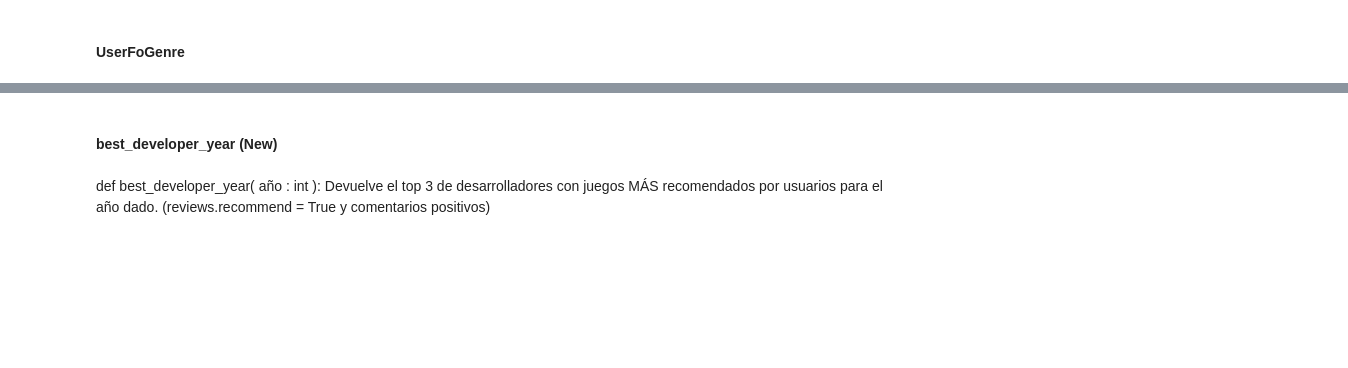
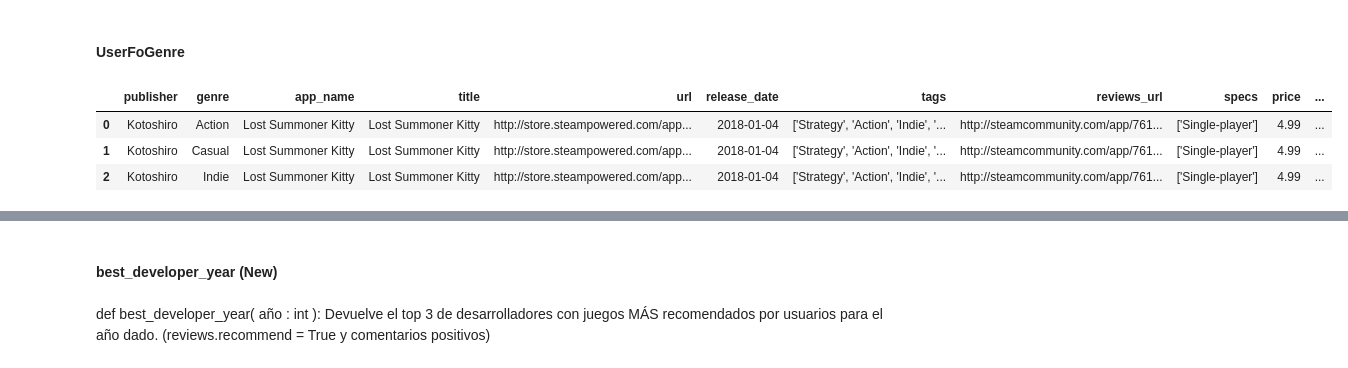
Before and after one commit to Mauro-coder555/Steam-Rec-System, a Jupyter notebook: ETL/CSV-query-engine.ipynb, the cells around one changed output, grey strips where cells are left out. Drawn from its saved outputs; the diff is of its cells as text; code cells hidden in the pictures; blank space fills up the shorter version.

```diff
--- a/ETL/CSV-query-engine.ipynb
+++ b/ETL/CSV-query-engine.ipynb
@@ -133,0 +89,15 @@ user_for_genre_df["playtime_forever"] = user_for_genre_df["playtime_forever"].as
+# %%
+# Expand the DataFrame for each genre
+expanded_df = steam_games_df.explode('genres')
+
+# Reset the indices if necessary
+expanded_df = expanded_df.reset_index(drop=True)
+
+expanded_df.rename(columns={'genres': 'genre'}, inplace=True)
+
+expanded_df.head(3)
+# %% [output]
+|  | publisher | genre | app_name | title | url | release_date | tags | reviews_url | specs | price | ... |
+| 0 | Kotoshiro | Action | Lost Summoner Kitty | Lost Summoner Kitty | http://store.steampowered.com/app... | 2018-01-04 | ['Strategy', 'Action', 'Indie', '... | http://steamcommunity.com/app/761... | ['Single-player'] | 4.99 | ... |
+| 1 | Kotoshiro | Casual | Lost Summoner Kitty | Lost Summoner Kitty | http://store.steampowered.com/app... | 2018-01-04 | ['Strategy', 'Action', 'Indie', '... | http://steamcommunity.com/app/761... | ['Single-player'] | 4.99 | ... |
+| 2 | Kotoshiro | Indie | Lost Summoner Kitty | Lost Summoner Kitty | http://store.steampowered.com/app... | 2018-01-04 | ['Strategy', 'Action', 'Indie', '... | http://steamcommunity.com/app/761... | ['Single-player'] | 4.99 | ... |
```
Also changed, not shown: parts of 13 cells of this notebook, 7 other files.
